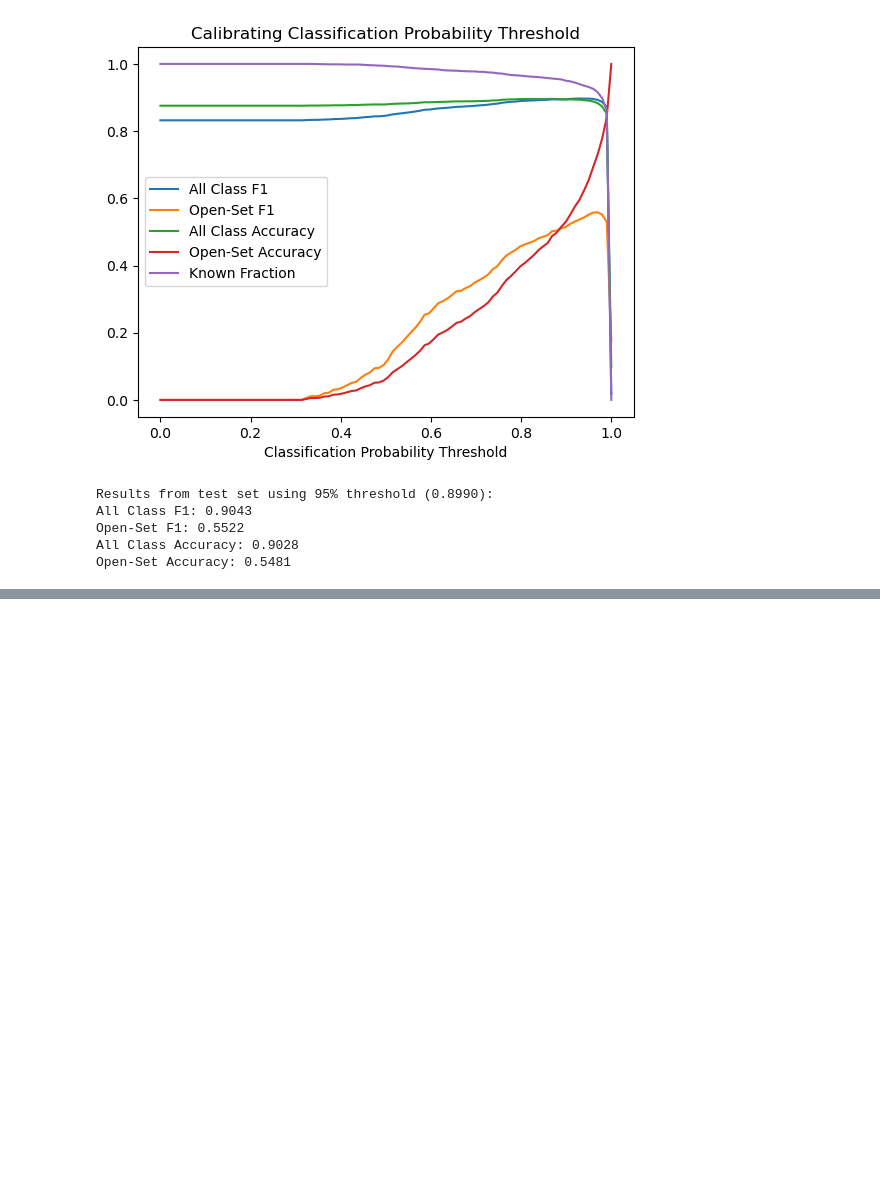
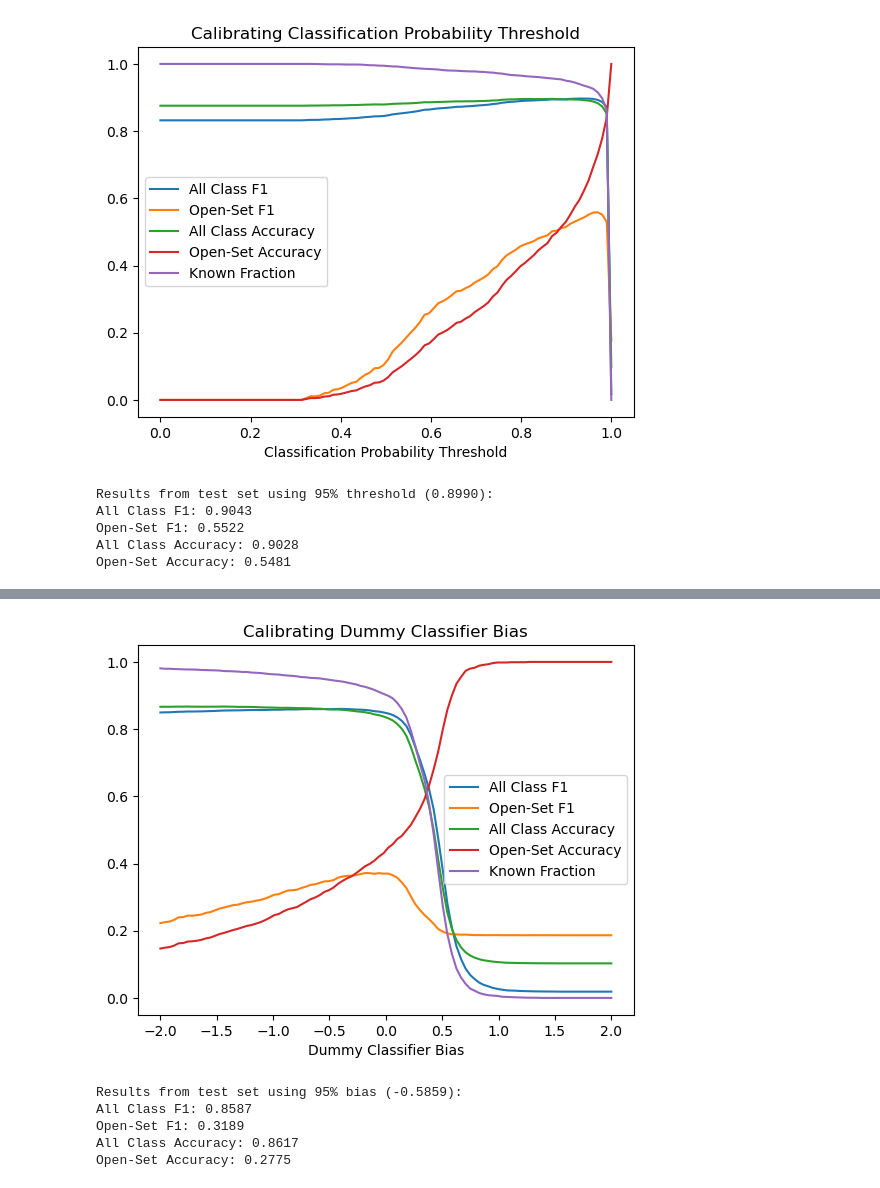
Before and after one commit to anhardy/CSE-576-Group-Project, a Jupyter notebook: placeholders_experiments.ipynb, the cells around one changed output, grey strips where cells are left out. Drawn from its saved outputs; the diff is of its cells as text; code cells hidden in the pictures; blank space fills up the shorter version.

Commit message:
initial implementation of data placeholders

```diff
--- a/placeholders_experiments.ipynb
+++ b/placeholders_experiments.ipynb
@@ -530,0 +630,46 @@ plot_acc(train_acc, val_acc)
+# %%
+target_known_fraction = .95
+bias_values = np.linspace(-2, 2, 100)
+
+metrics = {
+    'All Class F1': lambda *x: f1_score(*x, average='macro'),
+    'Open-Set F1': open_set_f1_score,
+    'All Class Accuracy': accuracy,
+    'Open-Set Accuracy': open_set_accuracy,
+}
+
+# split validation set into an open validation set and a closed validation set
+X_val_open, X_val_closed, y_val_open, y_val_closed = validation_split(X_val, y_val, val_size=.5)
+# convert instances of class labels in the open set to -1
+y_val_open = modify_open_set_labels(y_val_open, open_set_class_labels)
+# remove open-set samples from the closed-set validation data
+X_val_closed, y_val_closed = remove_classes_from_dataset(X_val_closed, y_val_closed, open_set_class_labels)
+
+val_closed = {'X': X_val_closed, 'y': y_val_closed}
+val_open = {'X': X_val_open, 'y': y_val_open}
+
+param_name = 'Dummy Classifier Bias'
+objective_name = 'Known Fraction'
+bias = tune_model_param(
+    model, val_closed, val_open, bias_values, param_name, placeholders_predict,
+    known_fraction, target_known_fraction, objective_name, metrics, plot=True
+)
+model.bias = bias
+
+# Evaluate on test set
+
+# convert instances of class labels in the open set to -1
+y_test_open = modify_open_set_labels(y_test, open_set_class_labels)
+
+y_pred = model.predict(X_test)
+print('Results from test set using 95% bias ({:.4f}):'.format(bias))
+for metric in metrics:
+    metric_func = metrics[metric]
+    print('{}: {:.4f}'.format(metric, metric_func(y_test_open, y_pred)))
+# %% [output]
+[figure, added]
+Results from test set using 95% bias (-0.5859):
+All Class F1: 0.8587
+Open-Set F1: 0.3189
+All Class Accuracy: 0.8617
+Open-Set Accuracy: 0.2775
```
Also changed, not shown: parts of 7 cells of this notebook.
